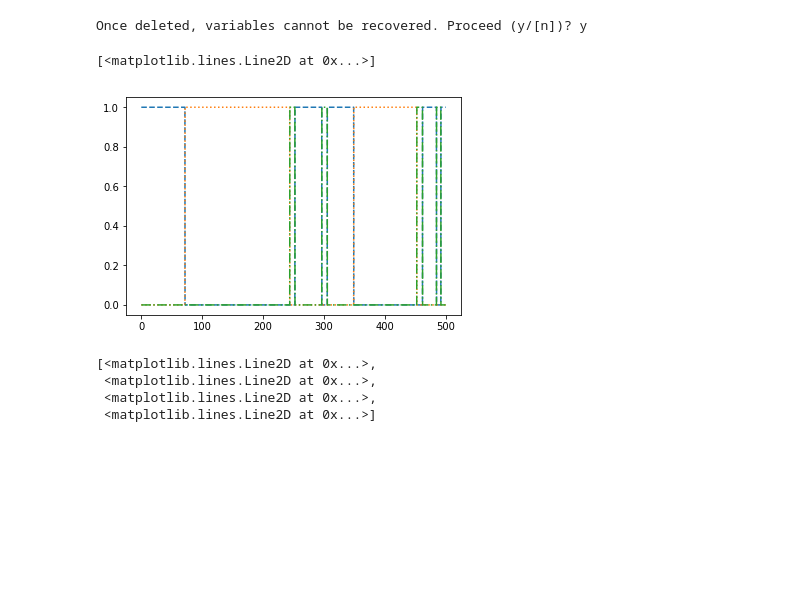
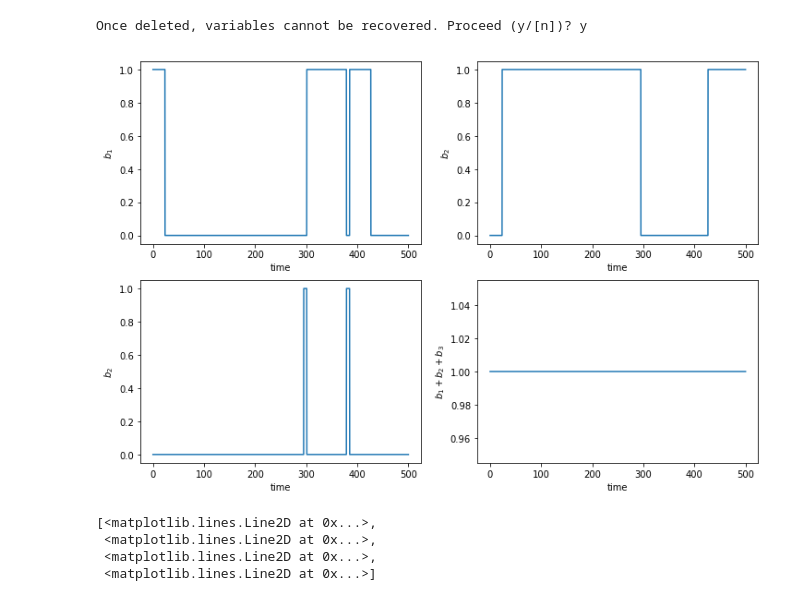
Before and after one commit to khemrajghusinga/MomentAnalysisSHS, a Jupyter notebook: simulationSHSrecast/SHSAutomatica.ipynb, the cells around one changed output. Drawn from its saved outputs; the diff is of its cells as text; code cells hidden in the pictures; blank space fills up the shorter version.

```diff
--- a/simulationSHSrecast/SHSAutomatica.ipynb
+++ b/simulationSHSrecast/SHSAutomatica.ipynb
@@ -47,11 +47,36 @@ shs = shssim.singleModeSHS(x,f=f,g=g,Lam=Lam,Phi=Phi)
 # %%
 # Lets check one sample trajectory
 Time = np.linspace(0,500,10000)
-x0 = [1,0,0,1] # initial condition. note that b1+b2+b3=1.
+
+# initial condition. note that b1+b2+b3=1.
+x0 = [1,0,0,1]
+
+# simulation result
 X = shs.simulate(Time,x0)
-plt.plot(Time,X[:,0],'--')
-plt.plot(Time,X[:,1],':')
-plt.plot(Time,X[:,2],'-.')
+
+# lets plot it
+
+plt.figure(figsize=(12, 8))
+
+plt.subplot(2,2,1)
+plt.plot(Time,X[:,0])
+plt.xlabel('time')
+plt.ylabel(r'$b_1$')
+
+plt.subplot(2,2,2)
+plt.plot(Time,X[:,1])
+plt.xlabel('time')
+plt.ylabel(r'$b_2$')
+
+plt.subplot(2,2,3)
+plt.plot(Time,X[:,2])
+plt.xlabel('time')
+plt.ylabel(r'$b_2$')
+
+plt.subplot(2,2,4)
+plt.plot(Time,X[:,0]+X[:,1]+X[:,2])
+plt.xlabel('time')
+plt.ylabel(r'$b_1+b_2+b_3$')
+plt.show()
 # %% [output]
-[<matplotlib.lines.Line2D at 0x...>]
-[figure, old version]
+[figure, new version]
```
Also changed, not shown: parts of 1 cell of this notebook.
